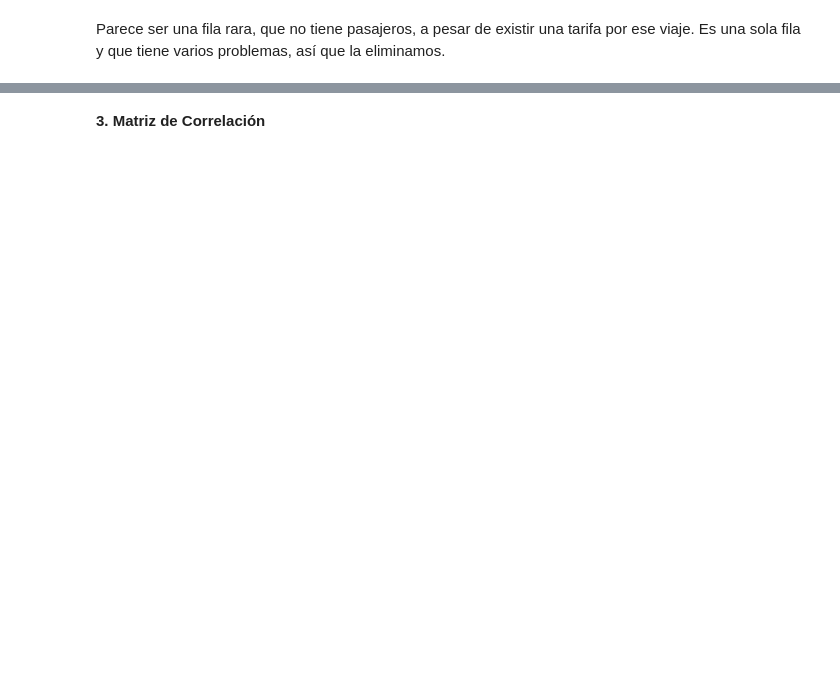
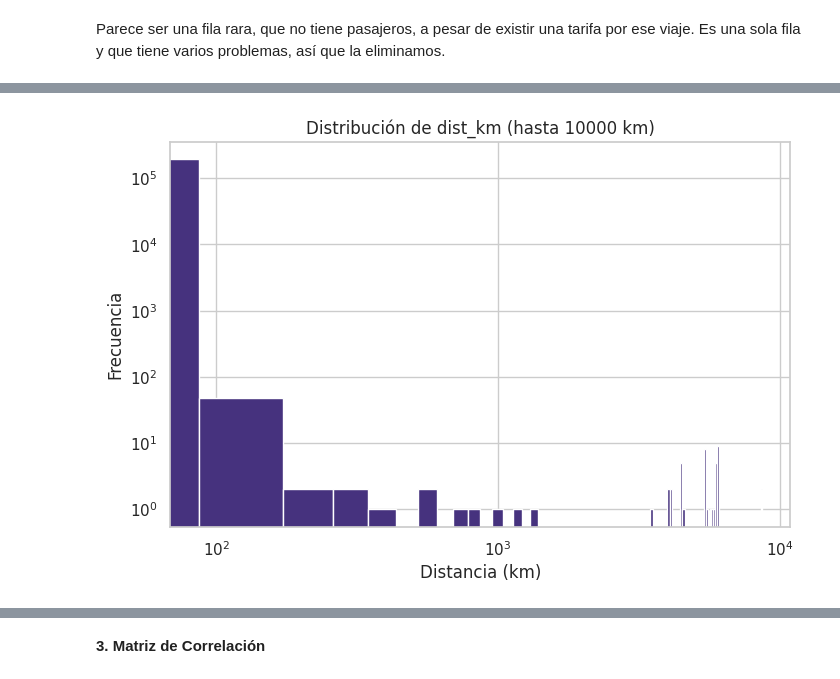
Before and after one commit to LucasD1az/AA1-TUIA-2026C1-Anianios-DiazCelauro-Tardugno, a Jupyter notebook: TP-regresion-AA1.ipynb, the cells around one changed output, grey strips where cells are left out. Cells and saved outputs as stored; diff of their text form; code cells hidden in the pictures; blank space fills up the shorter version.

```diff
--- a/TP-regresion-AA1.ipynb
+++ b/TP-regresion-AA1.ipynb
@@ -132 +151,8 @@ passenger_count no puede ser 0. Hay que revisar cuantas son con pasajeros 0, y q
+# %%
+df["dist_km"] = haversine(
+    df["pickup_latitude"],
+    df["pickup_longitude"],
+    df["dropoff_latitude"],
+    df["dropoff_longitude"]
+)
 # %% [markdown]
@@ -146,0 +200,2 @@ Datos tras limpieza para gráficas: 195247
+# %%
+df_limpio = df[df["passenger_count"] > 0].copy()
@@ -146,0 +330,11 @@ Datos tras limpieza para gráficas: 195247
+# %%
+plt.figure(figsize=(8,5))
+plt.hist(df_limpio[df_limpio["dist_km"] <= 10000]["dist_km"], bins=100)
+plt.xlabel("Distancia (km)")
+plt.ylabel("Frecuencia")
+plt.yscale('log')
+plt.xscale('log')
+plt.title("Distribución de dist_km (hasta 10000 km)")
+plt.show()
+# %% [output]
+[figure, added]
```
Also changed, not shown: parts of 35 cells of this notebook.
